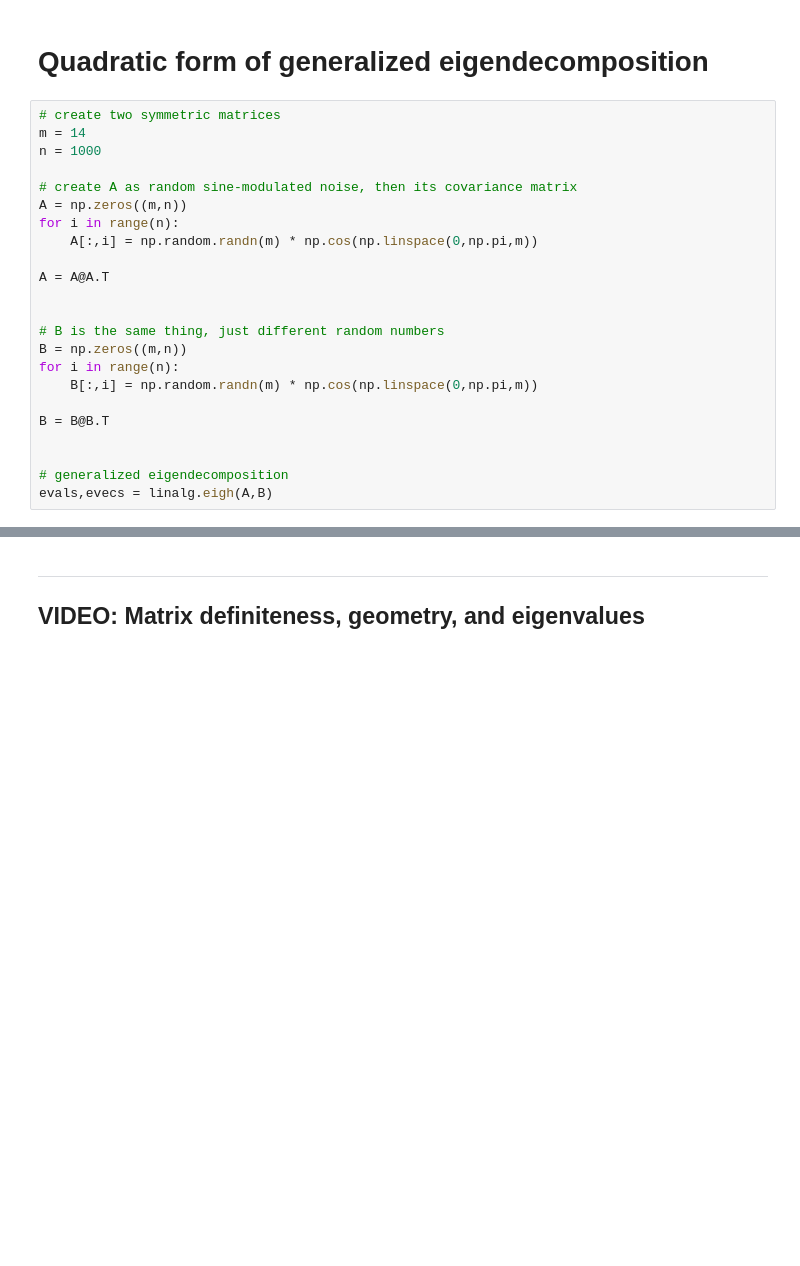
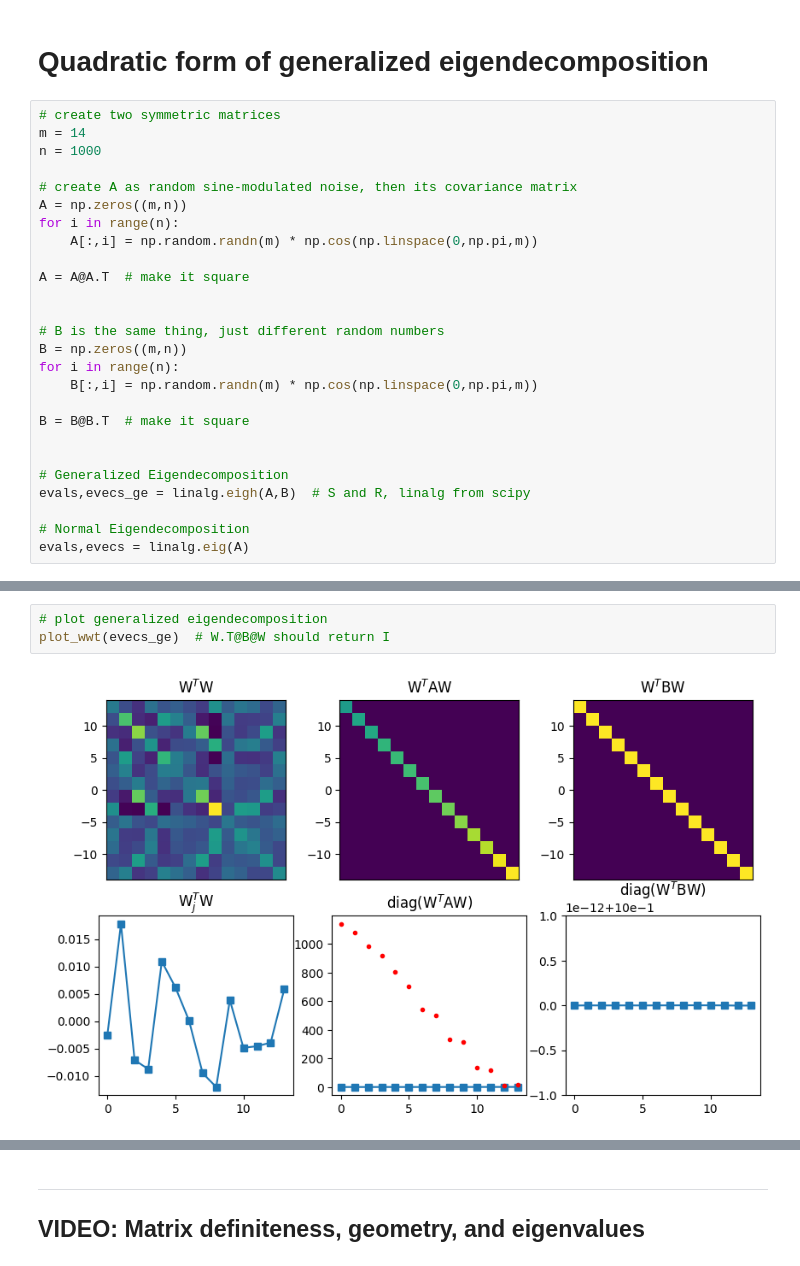
Before and after one commit to roykim0823/Python, a Jupyter notebook: linearAlgebra/mikexcohen/15_quadform.ipynb, the cells around one changed output, grey strips where cells are left out. Drawn from its saved outputs; the diff is of its cells as text; blank space fills up the shorter version.

```diff
--- a/linearAlgebra/mikexcohen/15_quadform.ipynb
+++ b/linearAlgebra/mikexcohen/15_quadform.ipynb
@@ -323,7 +323,7 @@ A = np.zeros((m,n))
 for i in range(n):
     A[:,i] = np.random.randn(m) * np.cos(np.linspace(0,np.pi,m))
 
-A = A@A.T
+A = A@A.T  # make it square
 
 
 # B is the same thing, just different random numbers
@@ -331,10 +331,13 @@ B = np.zeros((m,n))
 for i in range(n):
     B[:,i] = np.random.randn(m) * np.cos(np.linspace(0,np.pi,m))
 
-B = B@B.T
+B = B@B.T  # make it square
 
 
-# generalized eigendecomposition
-evals,evecs = linalg.eigh(A,B)
+# Generalized Eigendecomposition
+evals,evecs_ge = linalg.eigh(A,B)  # S and R, linalg from scipy
+
+# Normal Eigendecomposition
+evals,evecs = linalg.eig(A)
 # %%
 ## some plotting
@@ -381,0 +383,5 @@ plt.show()
+# %%
+# plot generalized eigendecomposition
+plot_wwt(evecs_ge)  # W.T@B@W should return I
+# %% [output]
+[figure, added]
```
Also changed, not shown: parts of 4 cells of this notebook, 1 other file.
